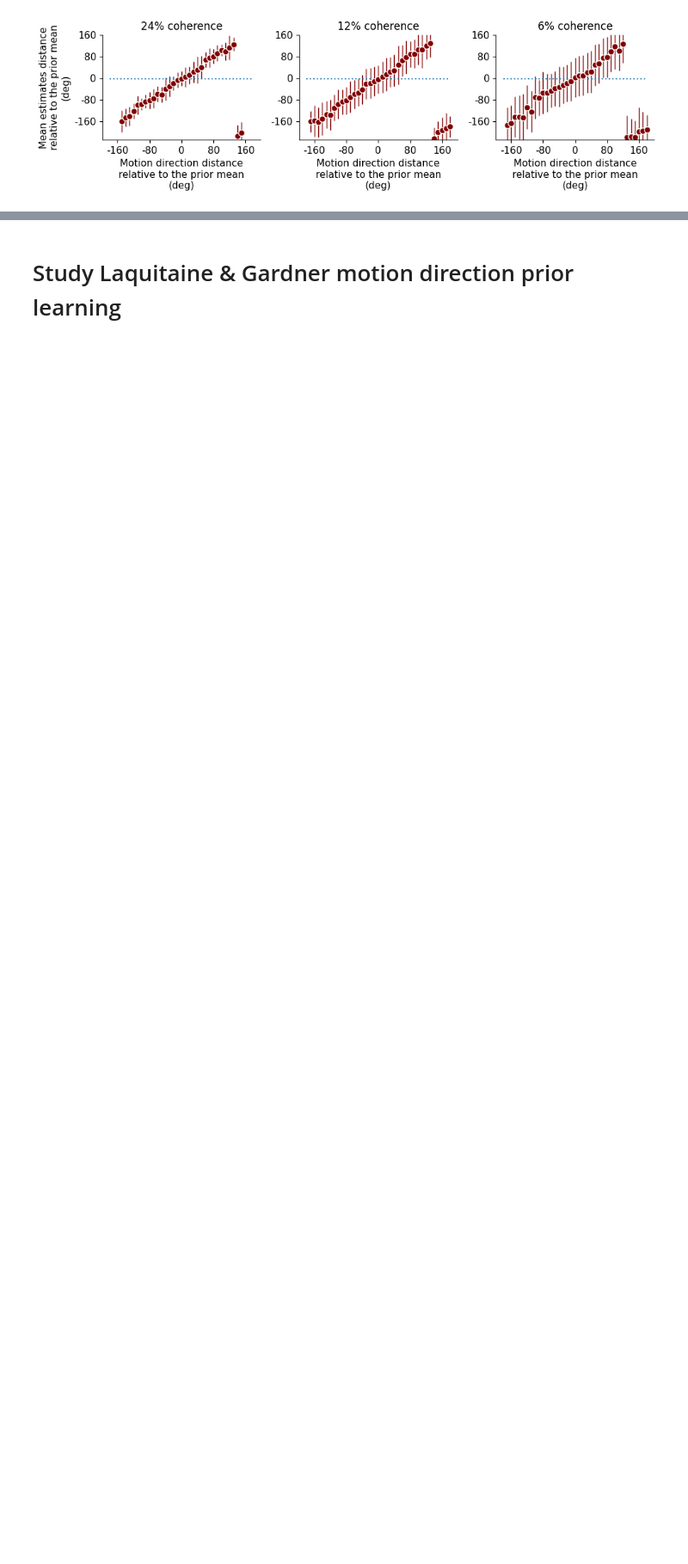
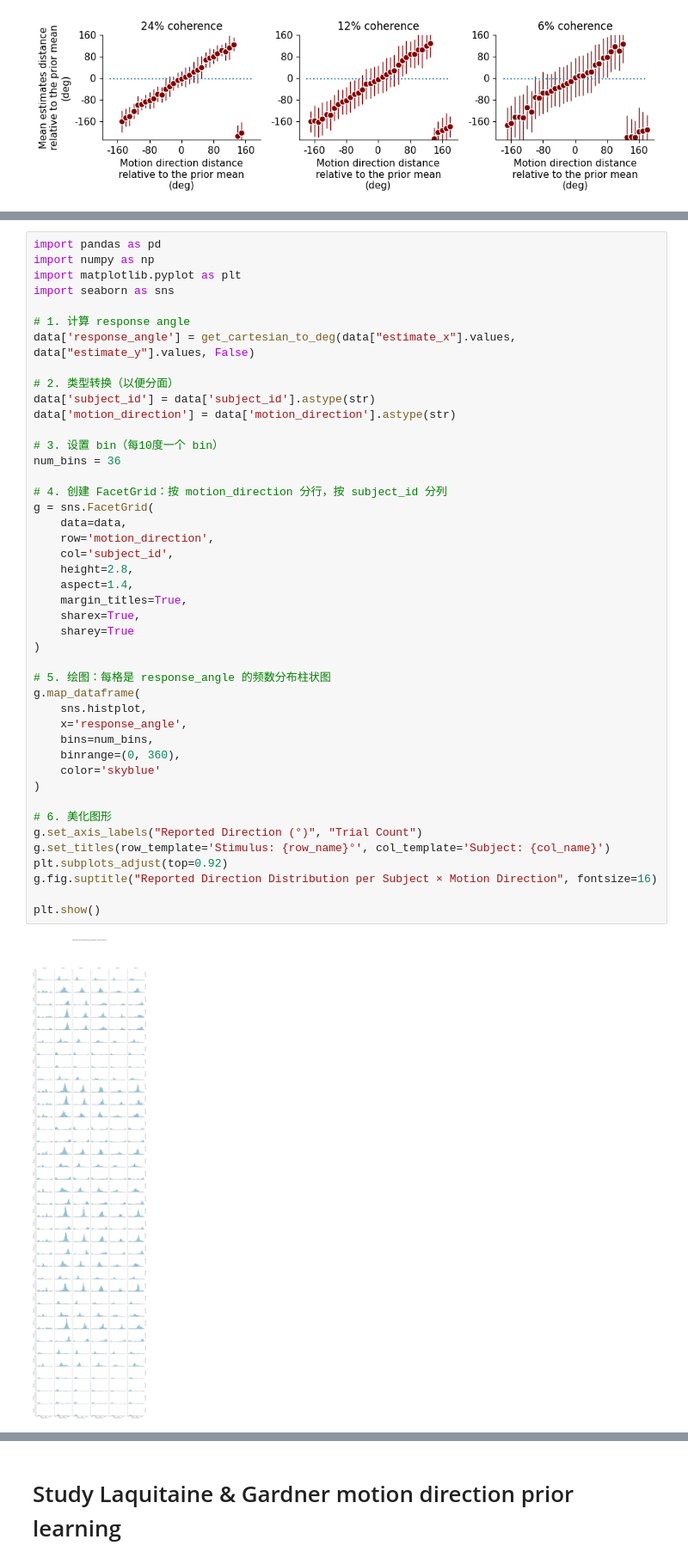
Before and after one commit to yifanzha-97/Neuro-Academy, a Jupyter notebook: projects/behavior_and_theory/laquitaine_human_errors.ipynb, the cells around one changed output, grey strips where cells are left out. Shown at 86% size. Drawn from its saved outputs; the diff is of its cells as text; blank space fills up the shorter version.

```diff
--- a/projects/behavior_and_theory/laquitaine_human_errors.ipynb
+++ b/projects/behavior_and_theory/laquitaine_human_errors.ipynb
@@ -829,0 +849,46 @@ ValueError: ('Lengths must match to compare', (53345,), (3,))
+# %%
+import pandas as pd
+import numpy as np
+import matplotlib.pyplot as plt
+import seaborn as sns
+
+# 1. 计算 response angle
+data['response_angle'] = get_cartesian_to_deg(data["estimate_x"].values, data["estimate_y"].values, False)
+
+# 2. 类型转换（以便分面）
+data['subject_id'] = data['subject_id'].astype(str)
+data['motion_direction'] = data['motion_direction'].astype(str)
+
+# 3. 设置 bin（每10度一个 bin）
+num_bins = 36
+
+# 4. 创建 FacetGrid：按 motion_direction 分行，按 subject_id 分列
+g = sns.FacetGrid(
+    data=data,
+    row='motion_direction',
+    col='subject_id',
+    height=2.8,
+    aspect=1.4,
+    margin_titles=True,
+    sharex=True,
+    sharey=True
+)
+
+# 5. 绘图：每格是 response_angle 的频数分布柱状图
+g.map_dataframe(
+    sns.histplot,
+    x='response_angle',
+    bins=num_bins,
+    binrange=(0, 360),
+    color='skyblue'
+)
+
+# 6. 美化图形
+g.set_axis_labels("Reported Direction (°)", "Trial Count")
+g.set_titles(row_template='Stimulus: {row_name}°', col_template='Subject: {col_name}')
+plt.subplots_adjust(top=0.92)
+g.fig.suptitle("Reported Direction Distribution per Subject × Motion Direction", fontsize=16)
+
+plt.show()
+# %% [output]
+[figure, added]
```
Also changed, not shown: parts of 4 cells of this notebook.
